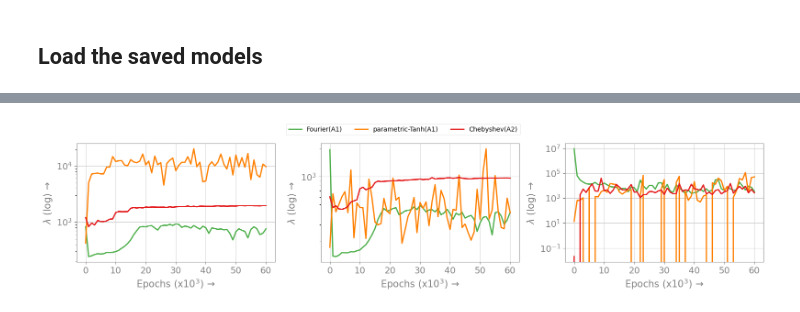
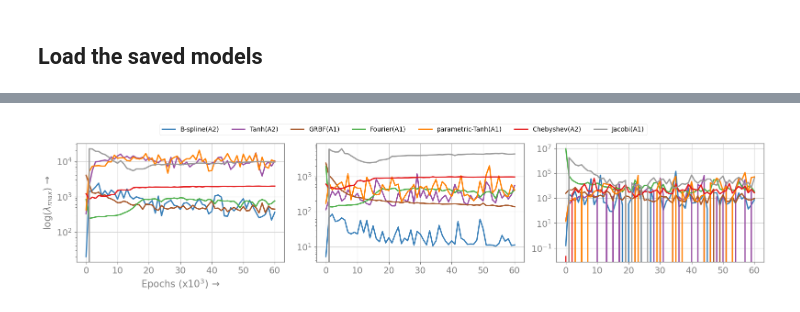
Before and after one commit to afrah/pinn_learnable_activation, a Jupyter notebook: src/notebook/cavity_spectral_analysis.ipynb, the cells around one changed output, grey strips where cells are left out. Cells and saved outputs as stored; diff of their text form; code cells hidden in the pictures.

```diff
--- a/src/notebook/cavity_spectral_analysis.ipynb
+++ b/src/notebook/cavity_spectral_analysis.ipynb
@@ -113,24 +113,24 @@ labels = []
 
 for index in range(len(dict_list)):
     data_list = [
-        # {
-        #     "data": dict_list[index]["bspline"],
-        #     "color": model_color["bspline"],
-        #     "name": "B-spline(A2)",
-        #     "alpha": 1.0,
-        # },
-        # {
-        #     "data": dict_list[index]["tanh"],
-        #     "color": model_color["tanh"],
-        #     "name": "Tanh(A2)",
-        #     "alpha": 1.0,
-        # },
-        # {
-        #     "data": dict_list[index]["grbf"],
-        #     "color": model_color["grbf"],
-        #     "name": "GRBF(A1)",
-        #     "alpha": 1.0,
-        # },
+        {
+            "data": dict_list[index]["bspline"],
+            "color": model_color["bspline"],
+            "name": "B-spline(A2)",
+            "alpha": 1.0,
+        },
+        {
+            "data": dict_list[index]["tanh"],
+            "color": model_color["tanh"],
+            "name": "Tanh(A2)",
+            "alpha": 1.0,
+        },
+        {
+            "data": dict_list[index]["grbf"],
+            "color": model_color["grbf"],
+            "name": "GRBF(A1)",
+            "alpha": 1.0,
+        },
         {
             "data": dict_list[index]["fourier"],
             "color": model_color["fourier"],
@@ -140,38 +140,38 @@ for index in range(len(dict_list)):
         {
             "data": dict_list[index]["param_tanh"],
             "color": model_color["param_tanh"],
             "name": "parametric-Tanh(A1)",
             "alpha": 1.0,
         },
         {
             "data": dict_list[index]["chebyshev"],
             "color": model_color["chebyshev"],
             "name": "Chebyshev(A2)",
             "alpha": 1.0,
         },
-        # {
-        #     "data": dict_list[index]["jacobi"],
-        #     "color": model_color["jacobi"],
-        #     "name": "Jacobi(A1)",
-        #     "alpha": 1.0,
-        # },
+        {
+            "data": dict_list[index]["jacobi"],
+            "color": model_color["jacobi"],
+            "name": "Jacobi(A1)",
+            "alpha": 1.0,
+        },
     ]
 
-    plot_spectral(ax[index], data_list)
+    plot_spectral(ax[index], data_list, index=index, smoothed_data=False)
 
 
 for line in ax[-1].get_lines():
     lines.append(line)
     labels.append(line.get_label())
 
 save_path = os.path.join(logger.get_output_dir(), "spectral_cavity.png")
 
 legend = fig.legend(
     lines, labels, loc="upper center", bbox_to_anchor=(0.5, 1.1), ncol=7
 )
 legend.get_frame().set_facecolor("white")
 
 plt.tight_layout()
 plt.savefig(save_path)
 # %% [output]
-[figure, old version]
+[figure, new version]
```
Also changed, not shown: parts of 1 cell of this notebook, 35 other files.
